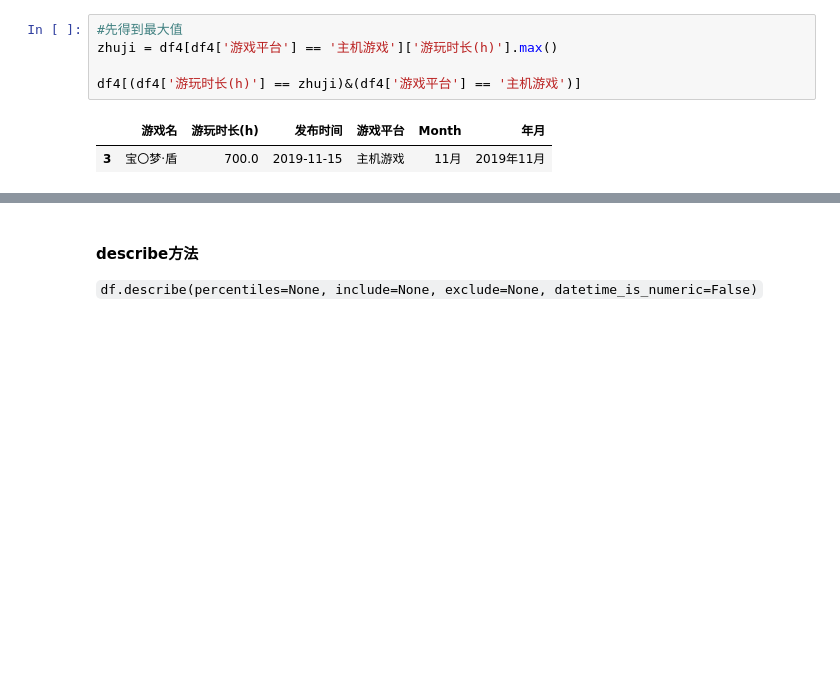
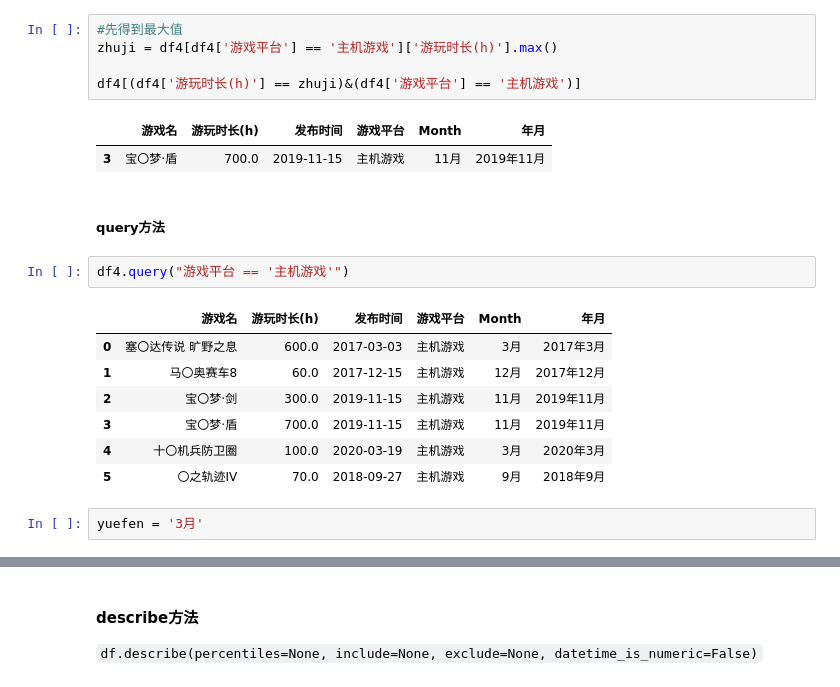
Before and after one commit to AkashiEi/Data_Analyst, a Jupyter notebook: 个人Pandas常用功能合集~持续更新（大概）.ipynb, the cells around one changed output, grey strips where cells are left out. Cells and saved outputs as stored; diff of their text form; blank space fills up the shorter version.

```diff
--- a/个人Pandas常用功能合集~持续更新（大概）.ipynb
+++ b/个人Pandas常用功能合集~持续更新（大概）.ipynb
@@ -383,3 +383,17 @@ df4[(df4['游玩时长(h)'] == zhuji)&(df4['游戏平台'] == '主机游戏')]
 # %% [output]
 |  | 游戏名 | 游玩时长(h) | 发布时间 | 游戏平台 | Month | 年月 |
 | 3 | 宝〇梦·盾 | 700.0 | 2019-11-15 | 主机游戏 | 11月 | 2019年11月 |
+# %% [markdown]
+##### query方法
+# %%
+df4.query("游戏平台 == '主机游戏'")
+# %% [output]
+|  | 游戏名 | 游玩时长(h) | 发布时间 | 游戏平台 | Month | 年月 |
+| 0 | 塞〇达传说 旷野之息 | 600.0 | 2017-03-03 | 主机游戏 | 3月 | 2017年3月 |
+| 1 | 马〇奥赛车8 | 60.0 | 2017-12-15 | 主机游戏 | 12月 | 2017年12月 |
+| 2 | 宝〇梦·剑 | 300.0 | 2019-11-15 | 主机游戏 | 11月 | 2019年11月 |
+| 3 | 宝〇梦·盾 | 700.0 | 2019-11-15 | 主机游戏 | 11月 | 2019年11月 |
+| 4 | 十〇机兵防卫圈 | 100.0 | 2020-03-19 | 主机游戏 | 3月 | 2020年3月 |
+| 5 | 〇之轨迹IV | 70.0 | 2018-09-27 | 主机游戏 | 9月 | 2018年9月 |
+# %%
+yuefen = '3月'
```
Also changed, not shown: parts of 3 cells of this notebook.
